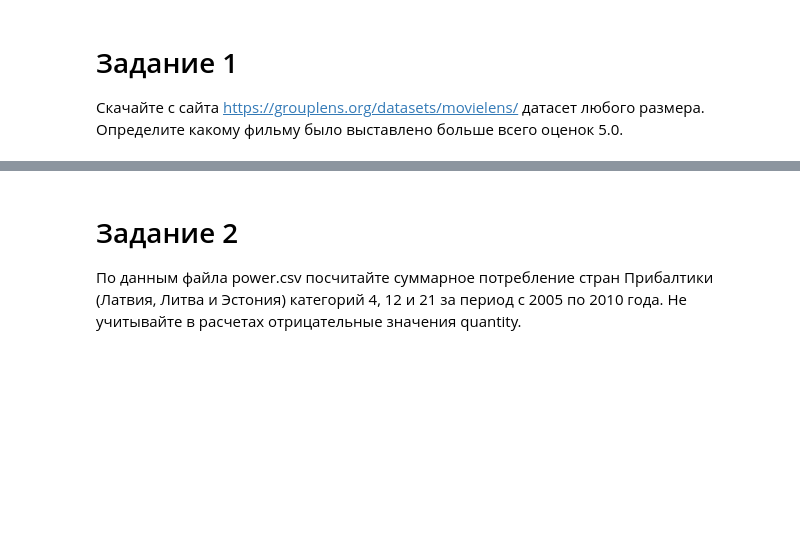
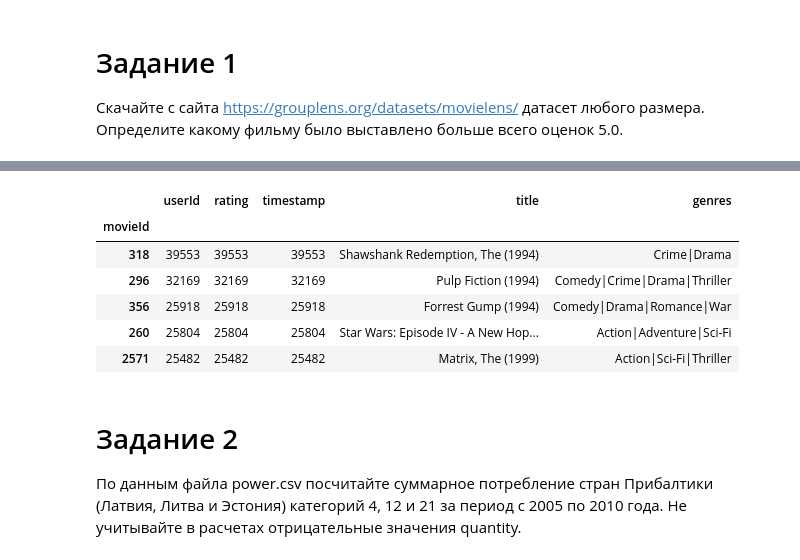
Before and after one commit to Natalia-Gerbeeva/test, a Jupyter notebook: DZ Библиотека Pandas/DZ_PandasLib.ipynb, the cells around one changed output, grey strips where cells are left out. Drawn from its saved outputs; the diff is of its cells as text; code cells hidden in the pictures; blank space fills up the shorter version.

```diff
--- a/DZ Библиотека Pandas/DZ_PandasLib.ipynb
+++ b/DZ Библиотека Pandas/DZ_PandasLib.ipynb
@@ -3,0 +6,3 @@
+# %%
+data = pd.read_csv('ratings.csv')
+data.head()
@@ -3,0 +16,3 @@
+# %%
+movies = pd.read_csv('movies.csv')
+movies.head()
@@ -3,0 +26,3 @@
+# %%
+data_50 = data[data.rating.eq(5.0)]
+data_50.head()
@@ -4,3 +36,16 @@
+# %%
+res = data_50.groupby('movieId').count().sort_values('timestamp', ascending=False)
+# %%
+result = res.join(movies.set_index('movieId'), on='movieId')
+result.head()
+# %% [output]
+|  | userId | rating | timestamp | title | genres |
+| movieId |  |  |  |  |  |
+| 318 | 39553 | 39553 | 39553 | Shawshank Redemption, The (1994) | Crime|Drama |
+| 296 | 32169 | 32169 | 32169 | Pulp Fiction (1994) | Comedy|Crime|Drama|Thriller |
+| 356 | 25918 | 25918 | 25918 | Forrest Gump (1994) | Comedy|Drama|Romance|War |
+| 260 | 25804 | 25804 | 25804 | Star Wars: Episode IV - A New Hop... | Action|Adventure|Sci-Fi |
+| 2571 | 25482 | 25482 | 25482 | Matrix, The (1999) | Action|Sci-Fi|Thriller |
 # %% [markdown]
 # Задание 2
 По данным файла power.csv посчитайте суммарное потребление стран Прибалтики (Латвия, Литва и Эстония) категорий 4, 12 и 21 за период с 2005 по 2010 года. Не учитывайте в расчетах отрицательные значения quantity.
```
Also changed, not shown: parts of 11 cells of this notebook, 3 other files.
